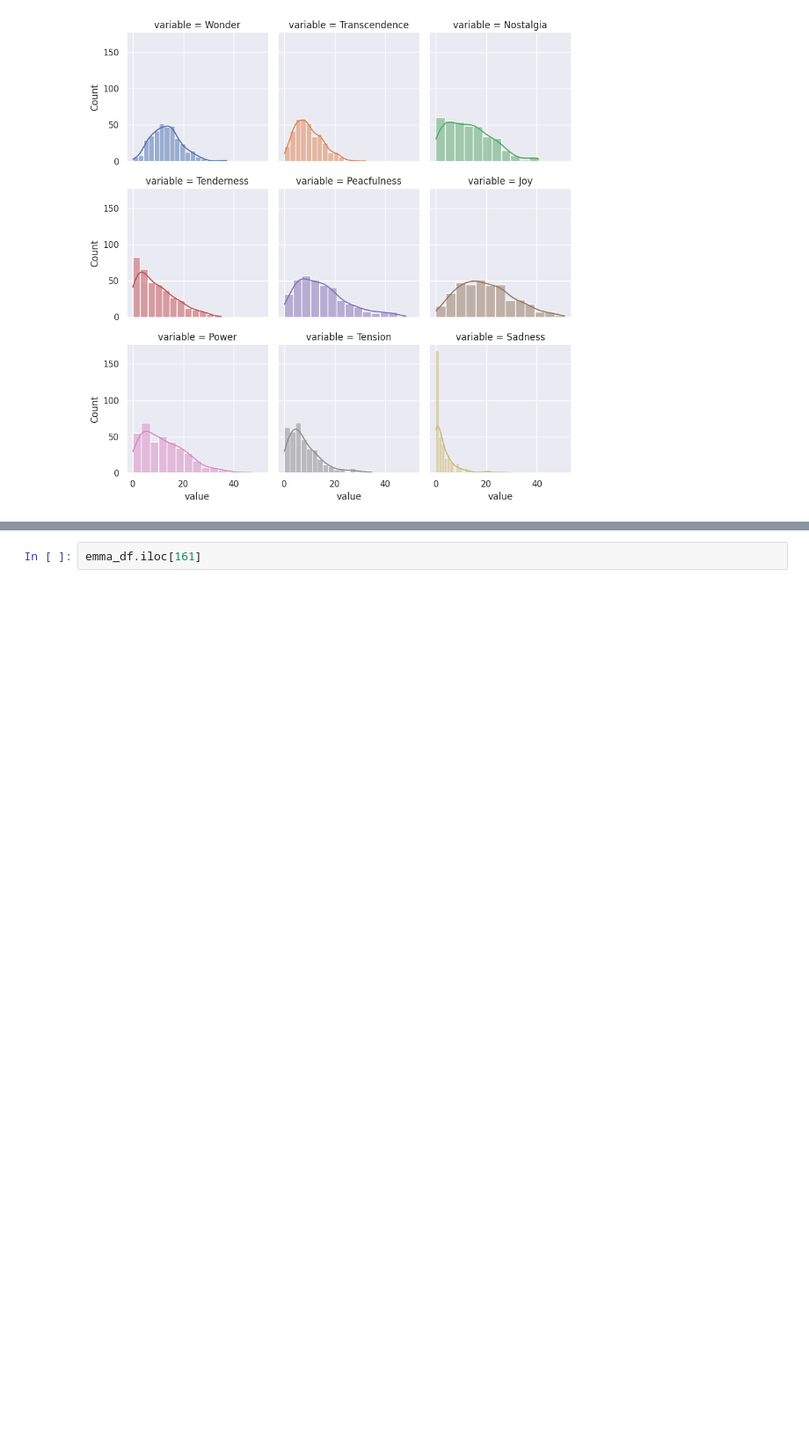
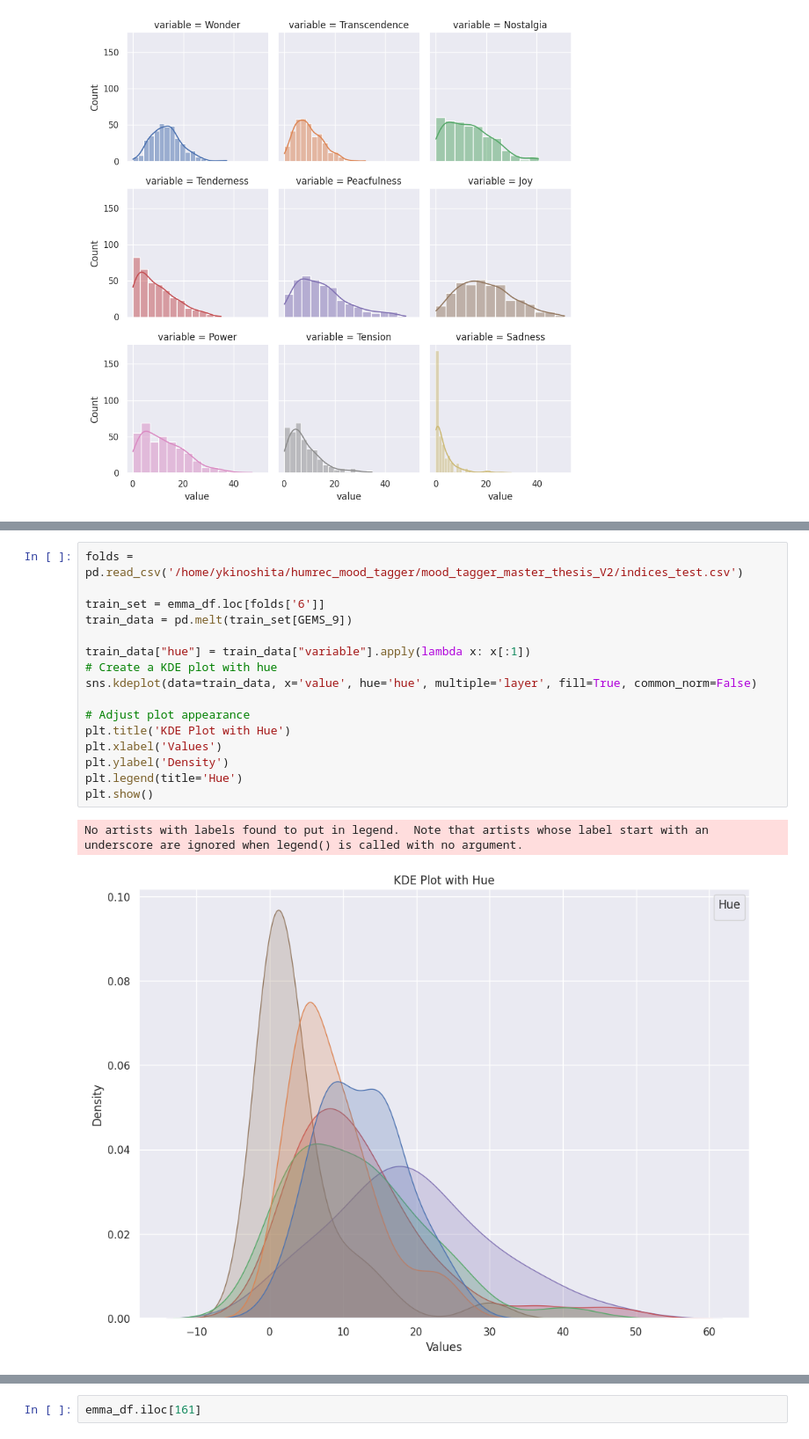
Before and after one commit to JPNMint/automatic_music_mood_tagging, a Jupyter notebook: mood_tagger_master_thesis_V2/EDA_imbalance.ipynb, the cells around one changed output, grey strips where cells are left out. Shown at 88% size. Saved outputs shown, nothing was run; the diff lists cells and outputs as text; blank space fills up the shorter version.

```diff
--- a/mood_tagger_master_thesis_V2/EDA_imbalance.ipynb
+++ b/mood_tagger_master_thesis_V2/EDA_imbalance.ipynb
@@ -161,0 +145,19 @@ emma_df
+# %%
+folds = pd.read_csv('/home/ykinoshita/humrec_mood_tagger/mood_tagger_master_thesis_V2/indices_test.csv')
+
+train_set = emma_df.loc[folds['6']]
+train_data = pd.melt(train_set[GEMS_9])
+
+train_data["hue"] = train_data["variable"].apply(lambda x: x[:1])
+# Create a KDE plot with hue
+sns.kdeplot(data=train_data, x='value', hue='hue', multiple='layer', fill=True, common_norm=False)
+
+# Adjust plot appearance
+plt.title('KDE Plot with Hue')
+plt.xlabel('Values')
+plt.ylabel('Density')
+plt.legend(title='Hue')
+plt.show()
+# %% [output]
+No artists with labels found to put in legend.  Note that artists whose label start with an underscore are ignored when legend() is called with no argument.
+[figure, added]
```
Also changed, not shown: parts of 23 cells of this notebook, 20 other files.
